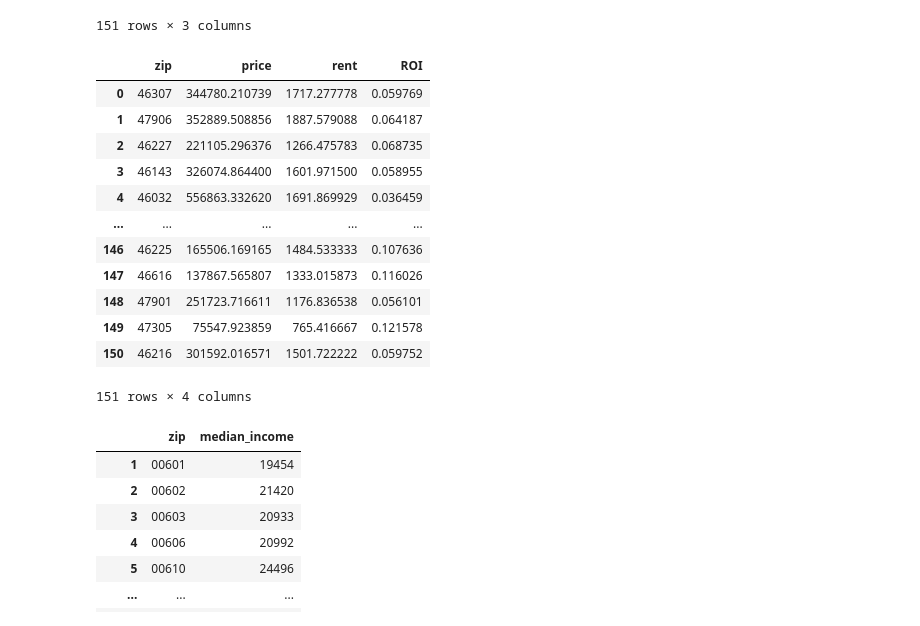
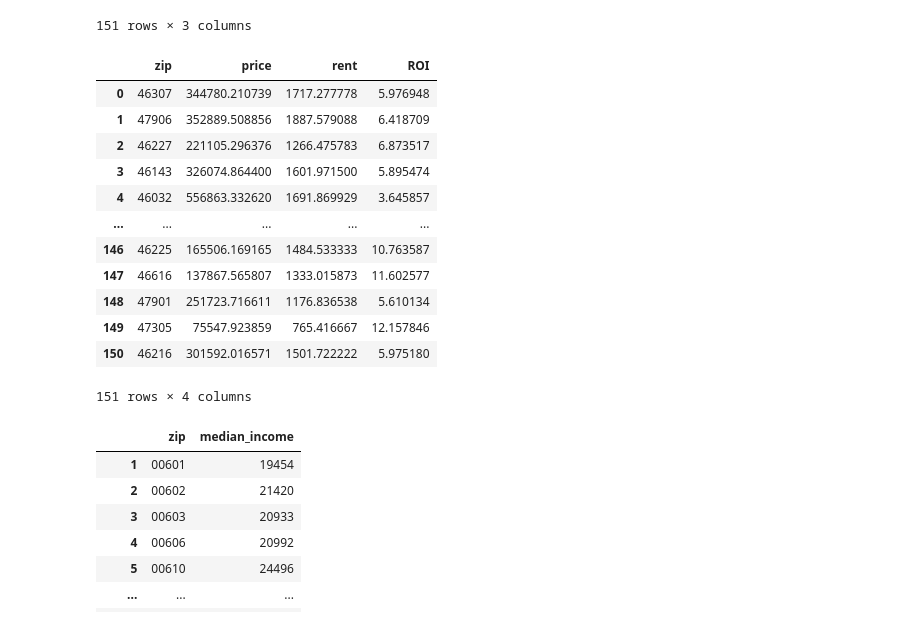
Before and after one commit to Jun0416/real-estate-investment-decision-model, a Jupyter notebook: notebook/Indiana.ipynb, the cells around one changed output. Cells and saved outputs as stored; diff of their text form; code cells hidden in the pictures.

```diff
--- a/notebook/Indiana.ipynb
+++ b/notebook/Indiana.ipynb
@@ -60,21 +60,21 @@ df
 151 rows × 3 columns
 # %%
 # calcualte ROI
-df["ROI"] = (df["rent"]*12) / df["price"]
+df["ROI"] = (df["rent"]*12) / df["price"] * 100
 df
 # %% [output]
 |  | zip | price | rent | ROI |
-| 0 | 46307 | 344780.210739 | 1717.277778 | 0.059769 |
-| 1 | 47906 | 352889.508856 | 1887.579088 | 0.064187 |
-| 2 | 46227 | 221105.296376 | 1266.475783 | 0.068735 |
-| 3 | 46143 | 326074.864400 | 1601.971500 | 0.058955 |
-| 4 | 46032 | 556863.332620 | 1691.869929 | 0.036459 |
+| 0 | 46307 | 344780.210739 | 1717.277778 | 5.976948 |
+| 1 | 47906 | 352889.508856 | 1887.579088 | 6.418709 |
+| 2 | 46227 | 221105.296376 | 1266.475783 | 6.873517 |
+| 3 | 46143 | 326074.864400 | 1601.971500 | 5.895474 |
+| 4 | 46032 | 556863.332620 | 1691.869929 | 3.645857 |
 | ... | ... | ... | ... | ... |
-| 146 | 46225 | 165506.169165 | 1484.533333 | 0.107636 |
-| 147 | 46616 | 137867.565807 | 1333.015873 | 0.116026 |
-| 148 | 47901 | 251723.716611 | 1176.836538 | 0.056101 |
-| 149 | 47305 | 75547.923859 | 765.416667 | 0.121578 |
-| 150 | 46216 | 301592.016571 | 1501.722222 | 0.059752 |
+| 146 | 46225 | 165506.169165 | 1484.533333 | 10.763587 |
+| 147 | 46616 | 137867.565807 | 1333.015873 | 11.602577 |
+| 148 | 47901 | 251723.716611 | 1176.836538 | 5.610134 |
+| 149 | 47305 | 75547.923859 | 765.416667 | 12.157846 |
+| 150 | 46216 | 301592.016571 | 1501.722222 | 5.975180 |
 151 rows × 4 columns
 # %%
 income = pd.read_csv("../data/datasets/income.csv")
```
Also changed, not shown: parts of 6 cells of this notebook, 54 other files.
